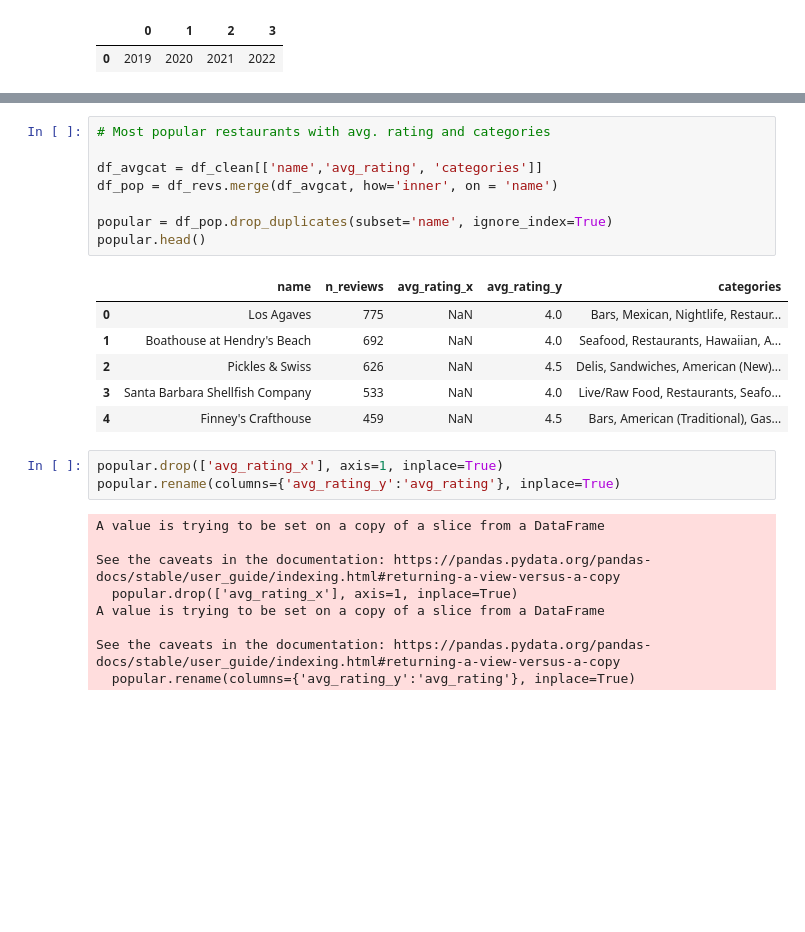
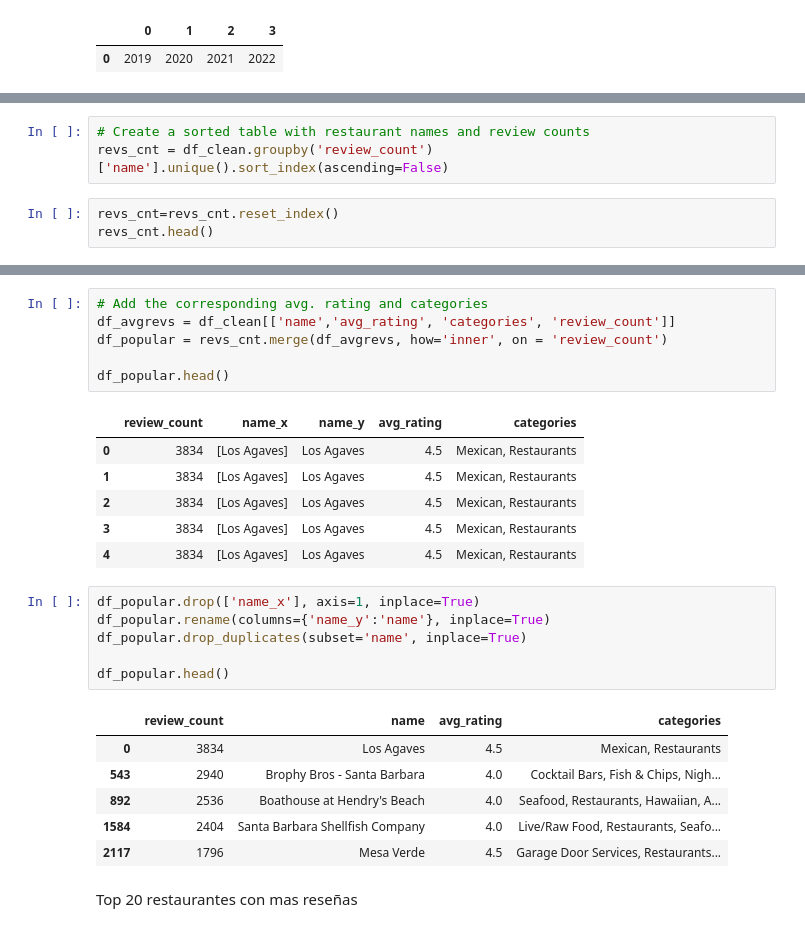
Before and after one commit to ivnlee/proyecto-portafolio, a Jupyter notebook: notebooks/initial_analysis.ipynb, the cells around one changed output, grey strips where cells are left out. Drawn from its saved outputs; the diff is of its cells as text; blank space fills up the shorter version.

```diff
--- a/notebooks/initial_analysis.ipynb
+++ b/notebooks/initial_analysis.ipynb
@@ -319,0 +291,6 @@ Top 20 Restaurantes con mas reseñas:
+# %%
+# Create a sorted table with restaurant names and review counts
+revs_cnt = df_clean.groupby('review_count')['name'].unique().sort_index(ascending=False)
+# %%
+revs_cnt=revs_cnt.reset_index()
+revs_cnt.head()
@@ -320,28 +304,29 @@ Top 20 Restaurantes con mas reseñas:
 # %%
-# Most popular restaurants with avg. rating and categories
+# Add the corresponding avg. rating and categories
+df_avgrevs = df_clean[['name','avg_rating', 'categories', 'review_count']]
+df_popular = revs_cnt.merge(df_avgrevs, how='inner', on = 'review_count')
 
-df_avgcat = df_clean[['name','avg_rating', 'categories']]
-df_pop = df_revs.merge(df_avgcat, how='inner', on = 'name')
-
-popular = df_pop.drop_duplicates(subset='name', ignore_index=True)
-popular.head()
+df_popular.head()
 # %% [output]
-|  | name | n_reviews | avg_rating_x | avg_rating_y | categories |
-| 0 | Los Agaves | 775 | NaN | 4.0 | Bars, Mexican, Nightlife, Restaur... |
-| 1 | Boathouse at Hendry's Beach | 692 | NaN | 4.0 | Seafood, Restaurants, Hawaiian, A... |
-| 2 | Pickles & Swiss | 626 | NaN | 4.5 | Delis, Sandwiches, American (New)... |
-| 3 | Santa Barbara Shellfish Company | 533 | NaN | 4.0 | Live/Raw Food, Restaurants, Seafo... |
-| 4 | Finney's Crafthouse | 459 | NaN | 4.5 | Bars, American (Traditional), Gas... |
+|  | review_count | name_x | name_y | avg_rating | categories |
+| 0 | 3834 | [Los Agaves] | Los Agaves | 4.5 | Mexican, Restaurants |
+| 1 | 3834 | [Los Agaves] | Los Agaves | 4.5 | Mexican, Restaurants |
+| 2 | 3834 | [Los Agaves] | Los Agaves | 4.5 | Mexican, Restaurants |
+| 3 | 3834 | [Los Agaves] | Los Agaves | 4.5 | Mexican, Restaurants |
+| 4 | 3834 | [Los Agaves] | Los Agaves | 4.5 | Mexican, Restaurants |
 # %%
-popular.drop(['avg_rating_x'], axis=1, inplace=True)
-popular.rename(columns={'avg_rating_y':'avg_rating'}, inplace=True)
+df_popular.drop(['name_x'], axis=1, inplace=True)
+df_popular.rename(columns={'name_y':'name'}, inplace=True)
+df_popular.drop_duplicates(subset='name', inplace=True)
+
+df_popular.head()
 # %% [output]
-A value is trying to be set on a copy of a slice from a DataFrame
-
-See the caveats in the documentation: https://pandas.pydata.org/pandas-docs/stable/user_guide/indexing.html#returning-a-view-versus-a-copy
-  popular.drop(['avg_rating_x'], axis=1, inplace=True)
-A value is trying to be set on a copy of a slice from a DataFrame
-
-See the caveats in the documentation: https://pandas.pydata.org/pandas-docs/stable/user_guide/indexing.html#returning-a-view-versus-a-copy
-  popular.rename(columns={'avg_rating_y':'avg_rating'}, inplace=True)
+|  | review_count | name | avg_rating | categories |
+| 0 | 3834 | Los Agaves | 4.5 | Mexican, Restaurants |
+| 543 | 2940 | Brophy Bros - Santa Barbara | 4.0 | Cocktail Bars, Fish & Chips, Nigh... |
+| 892 | 2536 | Boathouse at Hendry's Beach | 4.0 | Seafood, Restaurants, Hawaiian, A... |
+| 1584 | 2404 | Santa Barbara Shellfish Company | 4.0 | Live/Raw Food, Restaurants, Seafo... |
+| 2117 | 1796 | Mesa Verde | 4.5 | Garage Door Services, Restaurants... |
+# %% [markdown]
+Top 20 restaurantes con mas reseñas
 # %%
```
Also changed, not shown: parts of 20 cells of this notebook.
